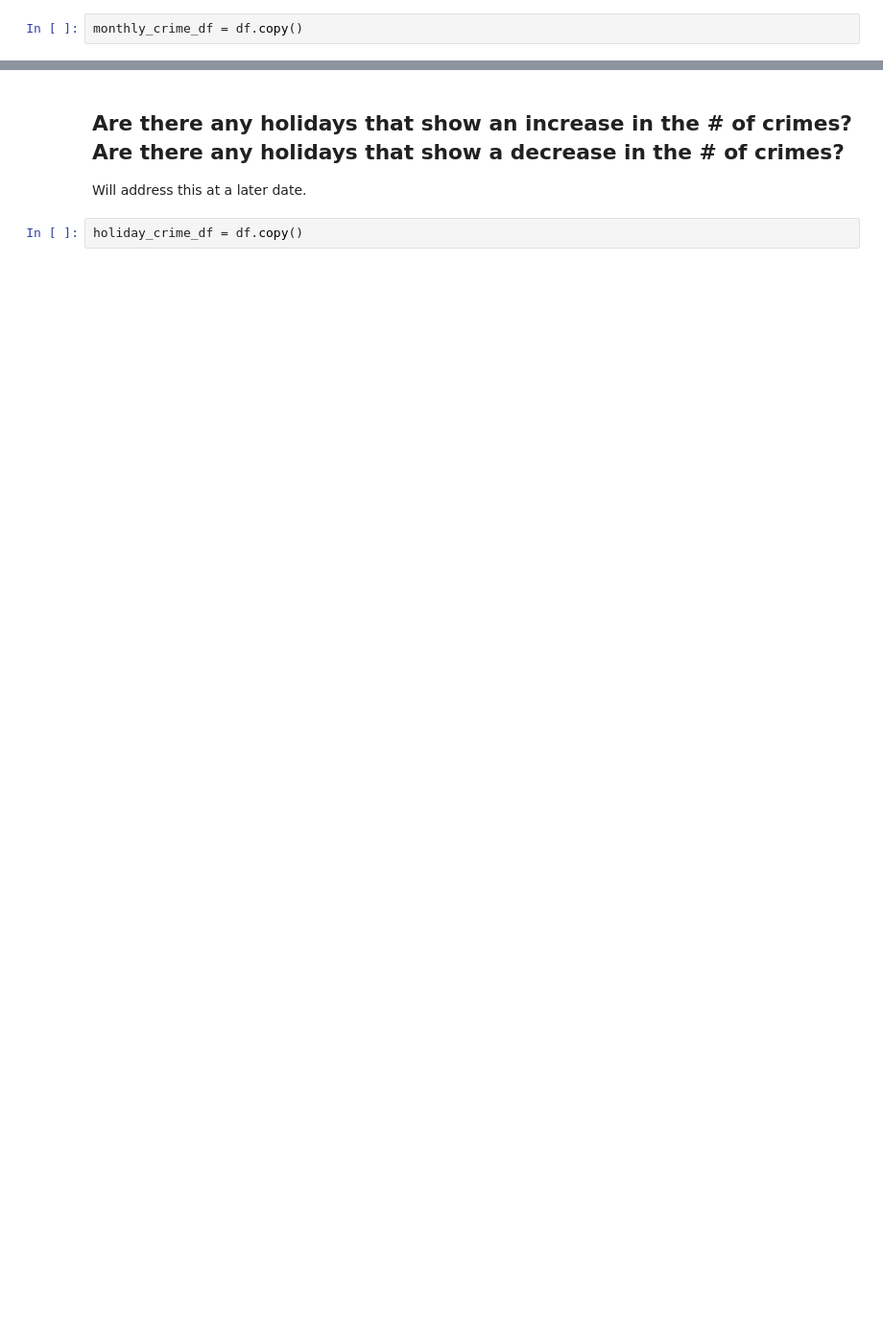
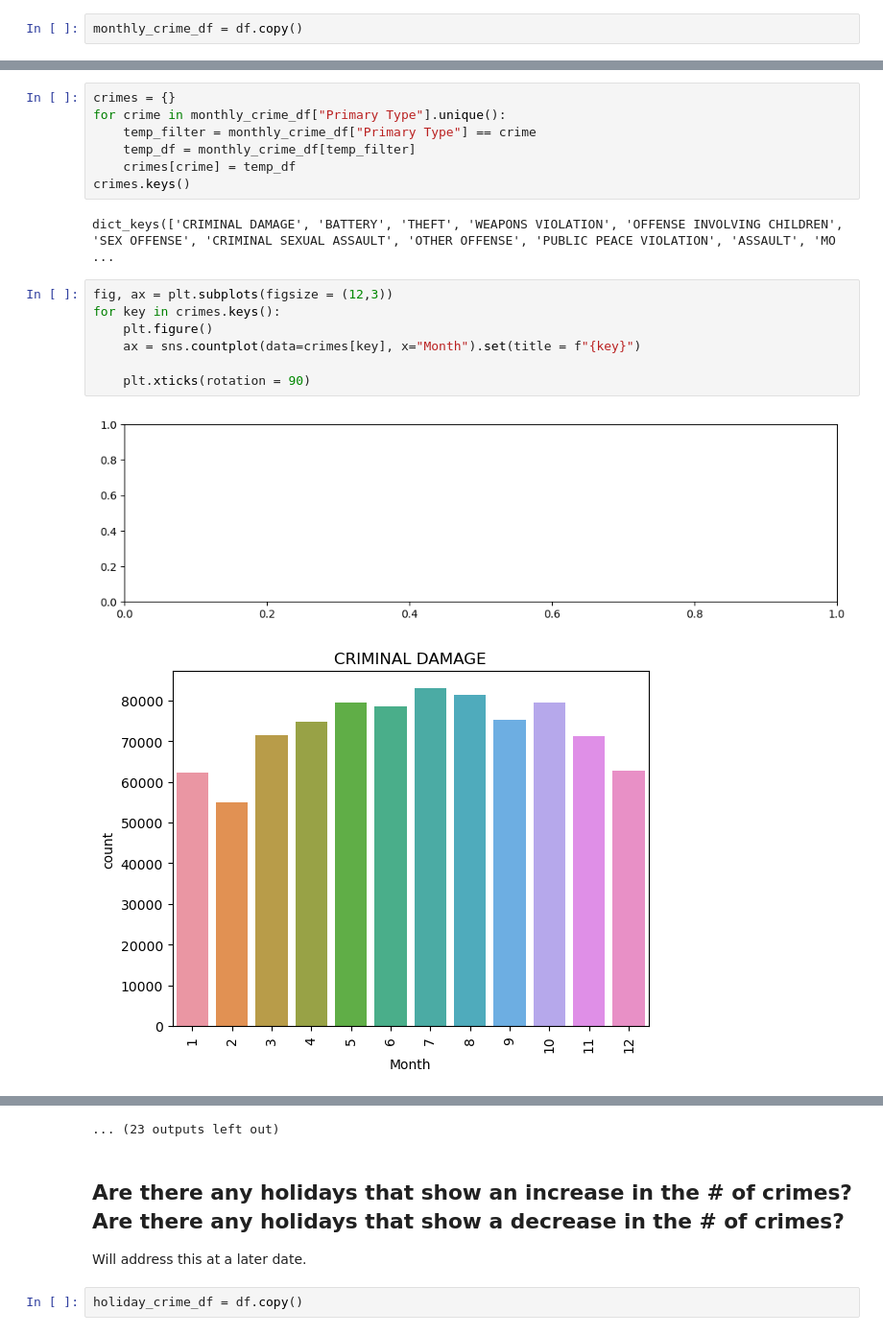
Before and after one commit to JosephPLim/Crime-in-Chicago, a Jupyter notebook: Reporter-Questions.ipynb, the cells around one changed output, grey strips where cells are left out. Shown at 96% size. Saved outputs shown, nothing was run; the diff lists cells and outputs as text; blank space fills up the shorter version.

```diff
--- a/Reporter-Questions.ipynb
+++ b/Reporter-Questions.ipynb
@@ -369,0 +500,19 @@ monthly_crime_df = df.copy()
+# %%
+crimes = {}
+for crime in monthly_crime_df["Primary Type"].unique():
+    temp_filter = monthly_crime_df["Primary Type"] == crime
+    temp_df = monthly_crime_df[temp_filter]
+    crimes[crime] = temp_df
+crimes.keys()
+# %% [output]
+dict_keys(['CRIMINAL DAMAGE', 'BATTERY', 'THEFT', 'WEAPONS VIOLATION', 'OFFENSE INVOLVING CHILDREN', 'SEX OFFENSE', 'CRIMINAL SEXUAL ASSAULT', 'OTHER OFFENSE', 'PUBLIC PEACE VIOLATION', 'ASSAULT', 'MO ...
+# %%
+fig, ax = plt.subplots(figsize = (12,3))
+for key in crimes.keys():
+    plt.figure()
+    ax = sns.countplot(data=crimes[key], x="Month").set(title = f"{key}")
+
+    plt.xticks(rotation = 90)
+# %% [output]
+[figure, added]
+[figure, added]
@@ -370,3 +529,4 @@ monthly_crime_df = df.copy()
+... (23 outputs left out)
 # %% [markdown]
 ## Are there any holidays that show an increase in the # of crimes? Are there any holidays that show a decrease in the # of crimes?
 
```
Also changed, not shown: parts of 15 cells of this notebook.
